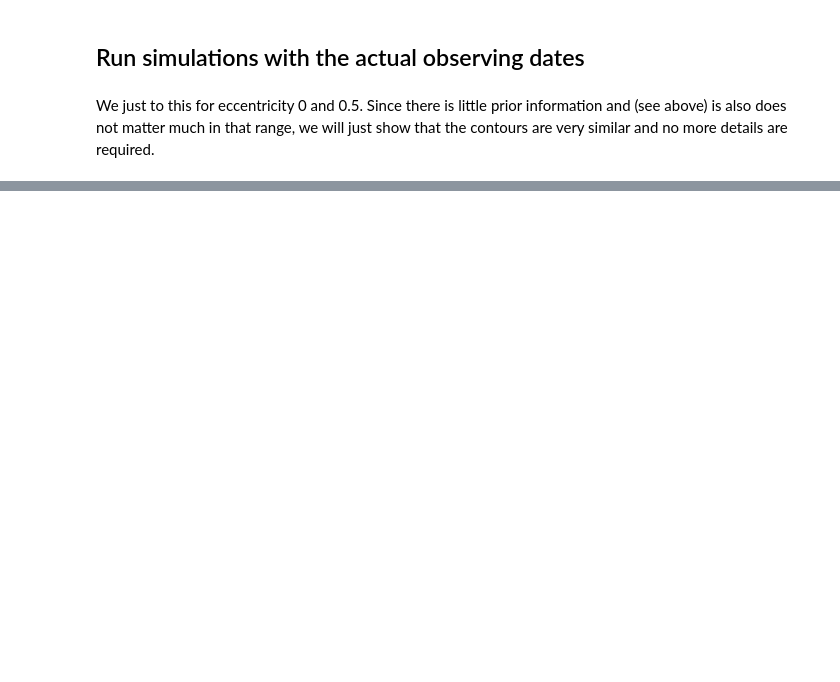
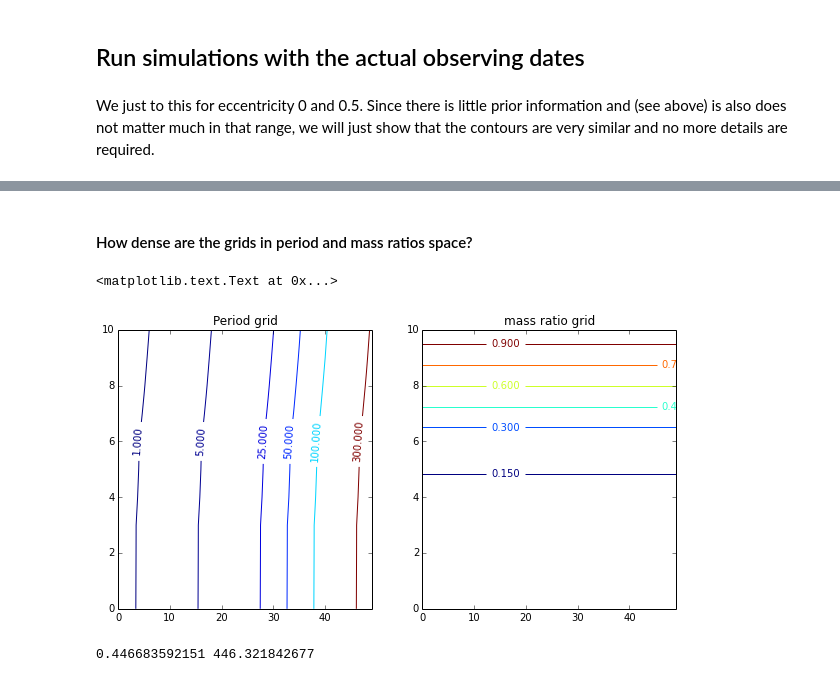
Before and after one commit to hamogu/Cepheids, a Jupyter notebook: BinaryDetection.ipynb, the cells around one changed output, grey strips where cells are left out. Saved outputs shown, nothing was run; the diff lists cells and outputs as text; code cells hidden in the pictures; blank space fills up the shorter version.

```diff
--- a/BinaryDetection.ipynb
+++ b/BinaryDetection.ipynb
@@ -310,0 +366,20 @@ for star, group in izip(actual_obs_years.groups.keys, actual_obs_years.groups):
+# %% [markdown]
+#### How dense are the grids in period and mass ratios space?
+# %%
+fig = plt.figure(figsize=(10,5))
+ax1 = fig.add_subplot(121)
+ax2 = fig.add_subplot(122)
+
+cs = ax1.contour(Pgrid, [0.1,0.2,1,5,25,50,100,300])
+ax1.clabel(cs)
+ax1.set_title('Period grid')
+cs = ax2.contour(m2grid/m1)
+ax2.clabel(cs)
+ax2.set_title('mass ratio grid')
+# %% [output]
+<matplotlib.text.Text at 0x...>
+[figure, added]
+# %%
+print np.min(Pgrid), np.max(Pgrid)
+# %% [output]
+0.446683592151 446.321842677
```
Also changed, not shown: parts of 20 cells of this notebook.
